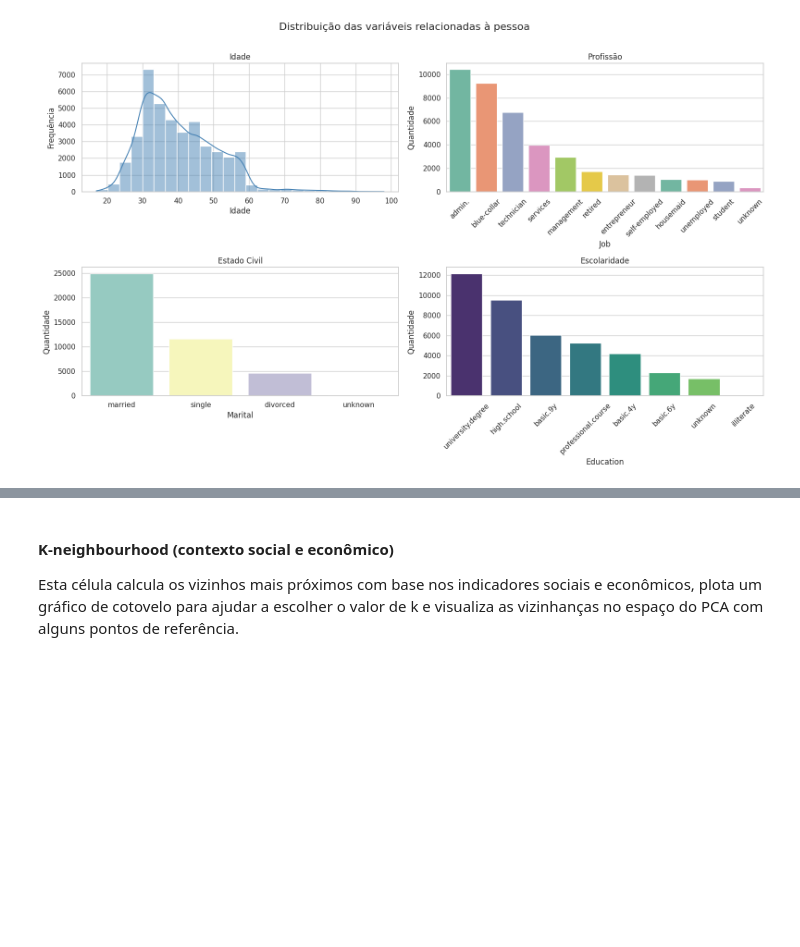
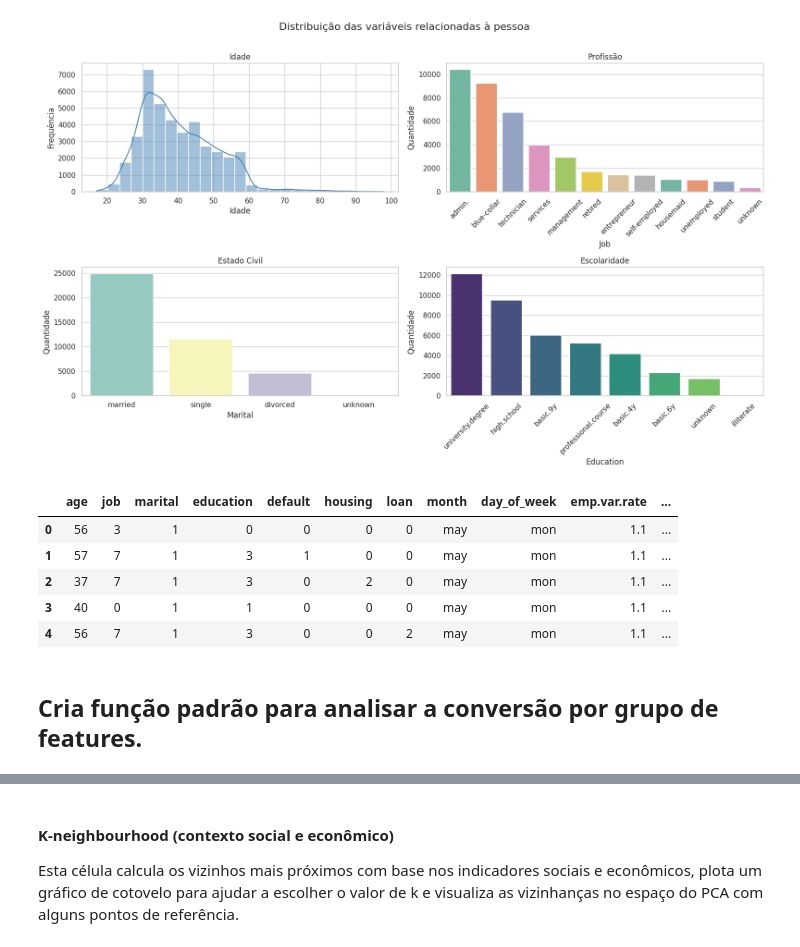
Before and after one commit to Getinstance/datathon-7mlet-grupo-10, a Jupyter notebook: data/kaggle/notebooks/aed-banco.ipynb, the cells around one changed output, grey strips where cells are left out. Saved outputs shown, nothing was run; the diff lists cells and outputs as text; code cells hidden in the pictures; blank space fills up the shorter version.

```diff
--- a/data/kaggle/notebooks/aed-banco.ipynb
+++ b/data/kaggle/notebooks/aed-banco.ipynb
@@ -174,0 +186,17 @@ plt.show()
+# %%
+#Agrupando as idades em 4 grupos, para reduzir a quantidade de valores distintos e facilitar a análise.
+bank.loc[bank['age'] <= 32, 'age_group'] = 1
+bank.loc[(bank['age'] > 32) & (bank['age'] <= 47), 'age_group'] = 2
+bank.loc[(bank['age'] > 47) & (bank['age'] <= 70), 'age_group'] = 3
+bank.loc[(bank['age'] > 70) & (bank['age'] <= 98), 'age_group'] = 4
+
+bank.head()
+# %% [output]
+|  | age | job | marital | education | default | housing | loan | month | day_of_week | emp.var.rate | ... |
+| 0 | 56 | 3 | 1 | 0 | 0 | 0 | 0 | may | mon | 1.1 | ... |
+| 1 | 57 | 7 | 1 | 3 | 1 | 0 | 0 | may | mon | 1.1 | ... |
+| 2 | 37 | 7 | 1 | 3 | 0 | 2 | 0 | may | mon | 1.1 | ... |
+| 3 | 40 | 0 | 1 | 1 | 0 | 0 | 0 | may | mon | 1.1 | ... |
+| 4 | 56 | 7 | 1 | 3 | 0 | 0 | 2 | may | mon | 1.1 | ... |
+# %% [markdown]
+## Cria função padrão para analisar a conversão por grupo de features.
```
Also changed, not shown: parts of 9 cells of this notebook, 3 other files.
